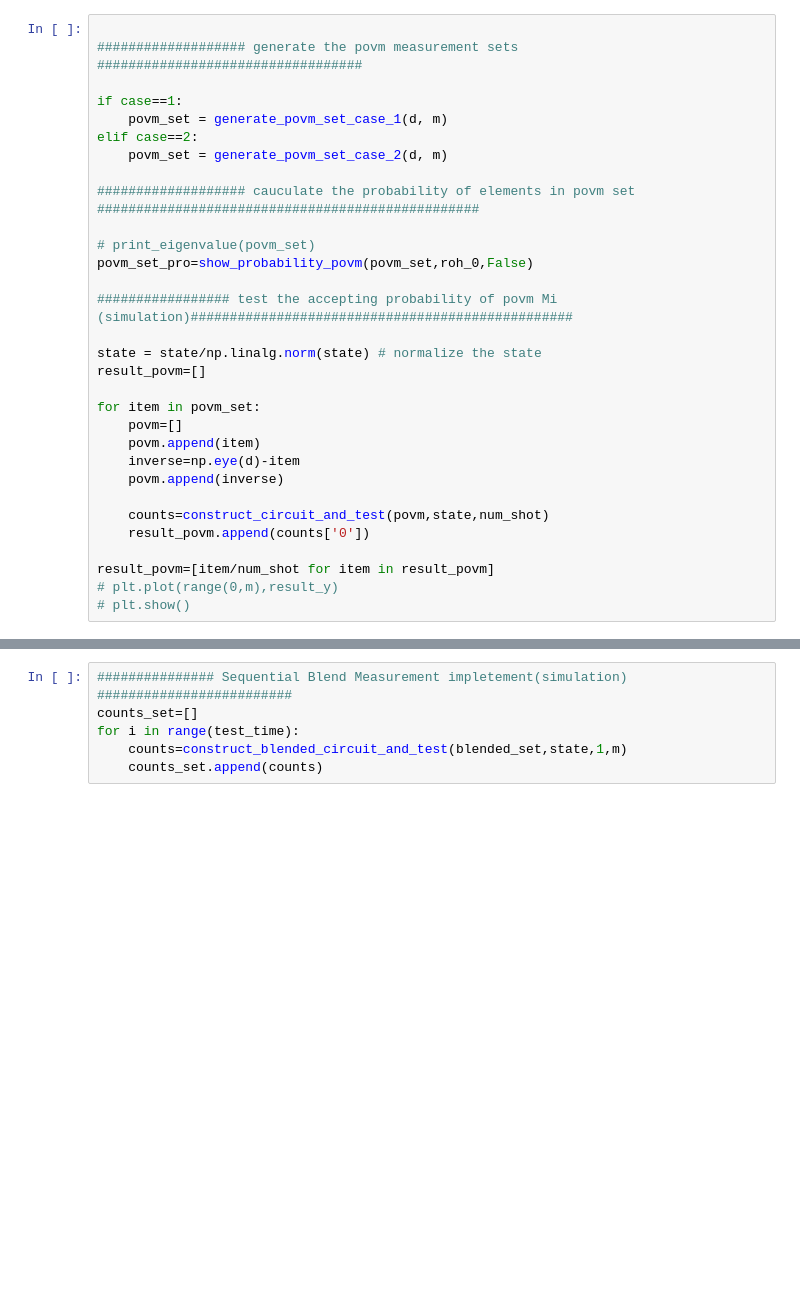
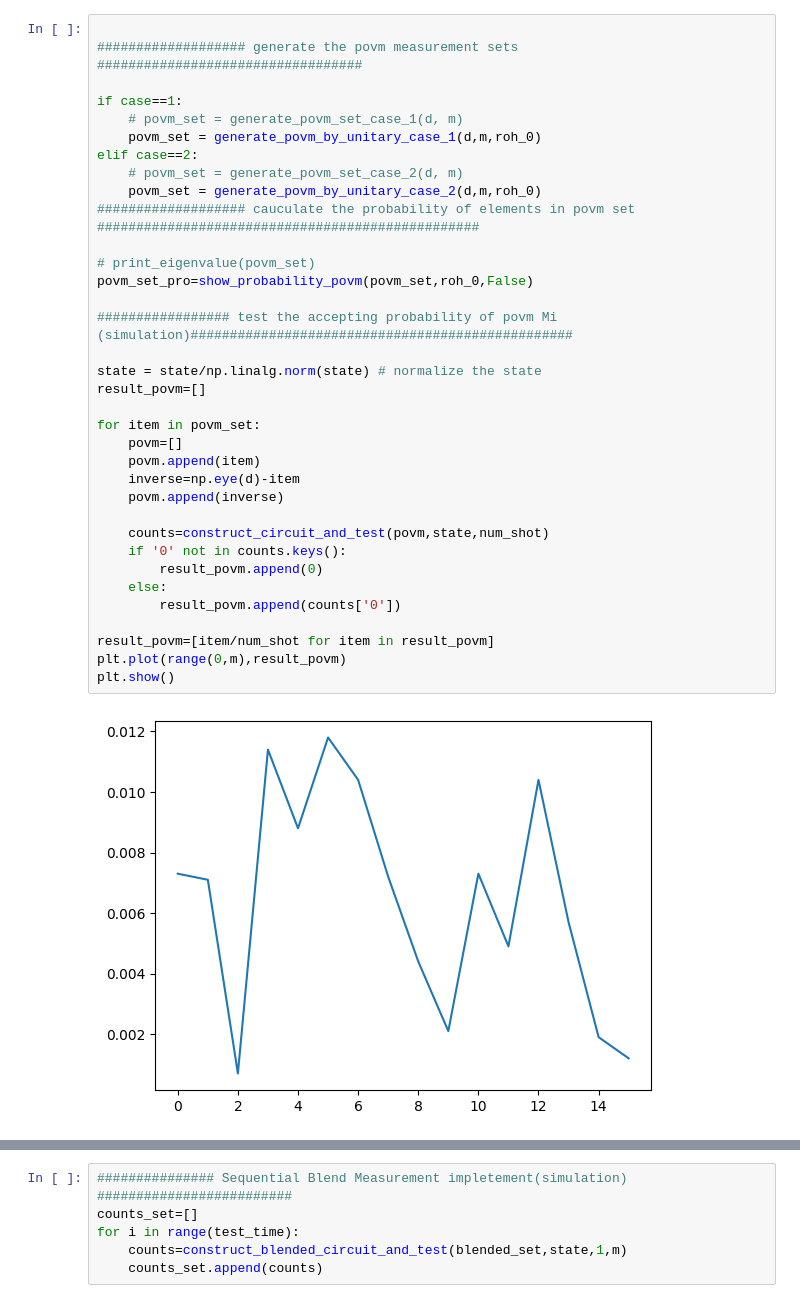
Before and after one commit to jason890317/random_measurement, a Jupyter notebook: random.ipynb, the cells around one changed output, grey strips where cells are left out. Saved outputs shown, nothing was run; the diff lists cells and outputs as text; blank space fills up the shorter version.

```diff
--- a/random.ipynb
+++ b/random.ipynb
@@ -20,34 +20,40 @@ test_time=100                   # the number of times of impletemeting blended m
 # %%
 
 ################### generate the povm measurement sets ##################################
 
 if case==1:
-    povm_set = generate_povm_set_case_1(d, m)
+    # povm_set = generate_povm_set_case_1(d, m)
+    povm_set = generate_povm_by_unitary_case_1(d,m,roh_0)
 elif case==2:
-    povm_set = generate_povm_set_case_2(d, m)
-
+    # povm_set = generate_povm_set_case_2(d, m)
+    povm_set = generate_povm_by_unitary_case_2(d,m,roh_0)
 ################### cauculate the probability of elements in povm set #################################################
 
 # print_eigenvalue(povm_set)
 povm_set_pro=show_probability_povm(povm_set,roh_0,False)
 
 ################# test the accepting probability of povm Mi (simulation)#################################################
 
 state = state/np.linalg.norm(state) # normalize the state
 result_povm=[]
 
 for item in povm_set:
     povm=[]
     povm.append(item)
     inverse=np.eye(d)-item
     povm.append(inverse)
 
     counts=construct_circuit_and_test(povm,state,num_shot)
-    result_povm.append(counts['0'])
+    if '0' not in counts.keys():
+        result_povm.append(0)
+    else:
+        result_povm.append(counts['0'])
 
 result_povm=[item/num_shot for item in result_povm]
-# plt.plot(range(0,m),result_y)
-# plt.show()
+plt.plot(range(0,m),result_povm)
+plt.show()
+# %% [output]
+[figure, added]
 # %%
 ##################### cauculate the coefficients #################################
 
```
Also changed, not shown: parts of 5 cells of this notebook, 2 other files.
